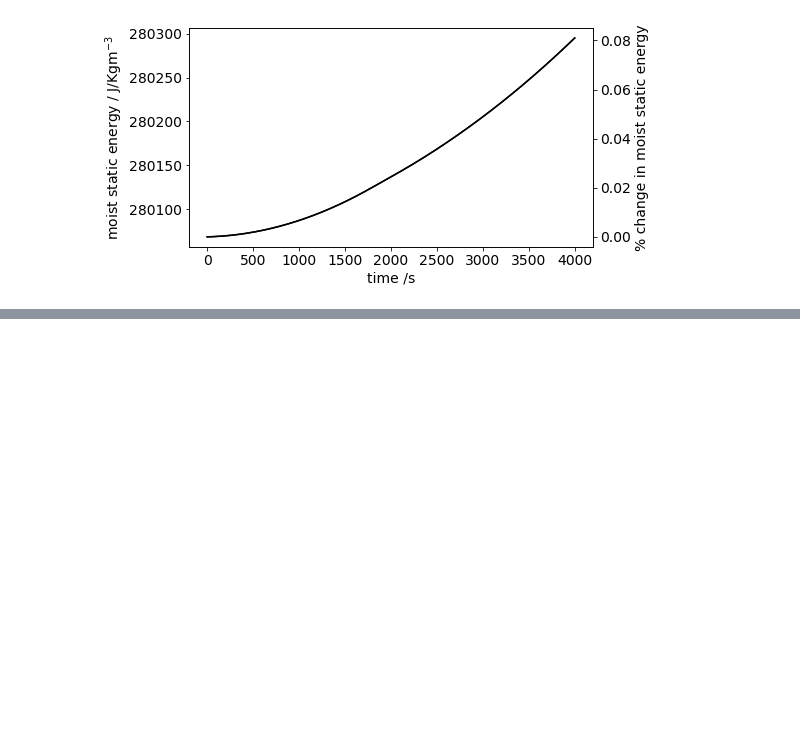
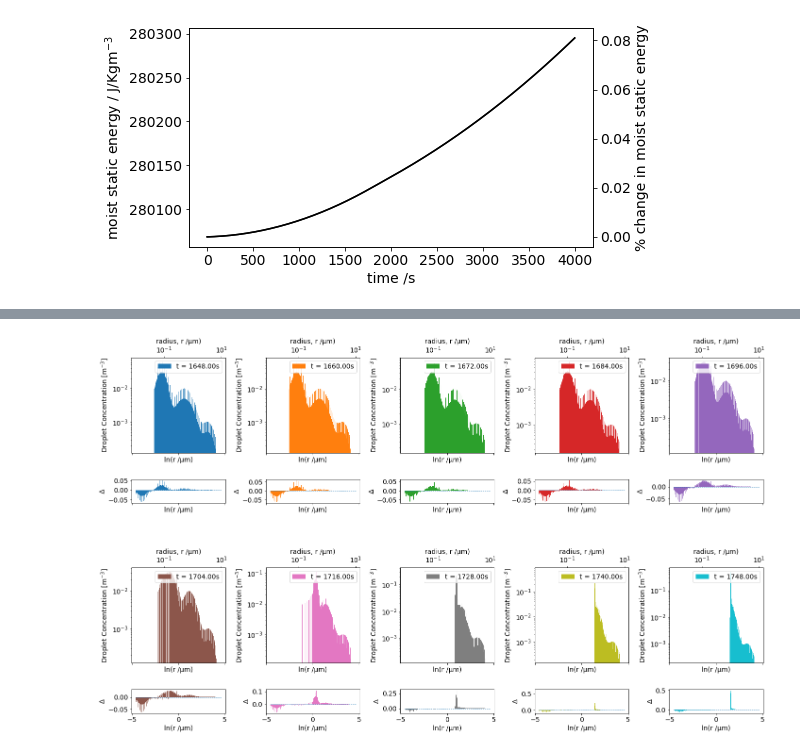
Before and after one commit to yoctoyotta1024/clara-bayley-superdroplets, a Jupyter notebook: plot_csv.ipynb, the cells around one changed output, grey strips where cells are left out. Drawn from its saved outputs; the diff is of its cells as text; code cells hidden in the pictures; blank space fills up the shorter version.

```diff
--- a/plot_csv.ipynb
+++ b/plot_csv.ipynb
@@ -302,0 +363,56 @@ fig.tight_layout()
+# %%
+nplts = 10
+nbins = 200
+rspan = [np.amin(r), np.amax(r)]
+#tplt = np.linspace(t[0], t[-1], nplts)
+tplt = np.linspace(1650, 1750, nplts)
+ncols = 5
+hist0, hedgs0 = plot_histogram(None, r[0,:], eps[0,:], rspan, nbins)
+gd = dict(width_ratios=[1]*ncols, height_ratios=[8,2,1,8,2],)
+fig, axs = plt.subplots(ncols=5, nrows=5,
+            figsize=(20,12), gridspec_kw=gd, sharex=True)
+
+
+def histogram_subplot(axa, tplt, c, rspan, nbins, t, r, eps):
+
+    ind = np.argmin(abs(t-tplt))
+    tlab = 't = {:.2f}s'.format(t[ind])
+
+    hist, hedgs = plot_histogram(axa, r[ind,:], eps[ind,:],
+                                    rspan, nbins, tlab, c)
+    axa.set_yscale('log')
+    axa.set_xlabel(None)
+
+    return hist, hedgs
+
+
+def barchart_subplot(axa, axb, cens, bars, wdths, rspan, c):
+
+    axb.bar(cens+np.log(1e6), bars, wdths, color=c)
+    axb.hlines(0, np.log(rspan[0])+np.log(1e6),
+                        np.log(rspan[-1])+np.log(1e6), linestyle='--', linewidth=0.8)
+    axb.set_xlabel('ln(r /\u03BCm)')
+    axb.set_ylabel('\u0394')
+
+for ax in axs[2,:]:
+    ax.set_axis_off()
+
+i = 0
+for rw in [0,3]:
+    for col in range(ncols):
+        axa = axs[rw, col]
+        axb = axs[rw+1, col]
+
+        hist, hedgs = histogram_subplot(axa, tplt[i],
+                    'C'+str(i), rspan, nbins, t, r, eps)
+        linear_twinax(axa, np.log(r[0,:]), eps[0,:])
+
+        hcens = (hedgs[1:]+hedgs[:-1])/2
+        hwdths = hedgs[1:]- hedgs[:-1]
+        barchart_subplot(axa, axb, hcens, hist-hist0, hwdths, rspan, 'C'+str(i))
+
+        i+=1
+
+plt.tight_layout()
+# %% [output]
+[figure, added]
```
Also changed, not shown: parts of 8 cells of this notebook, 13 other files.
